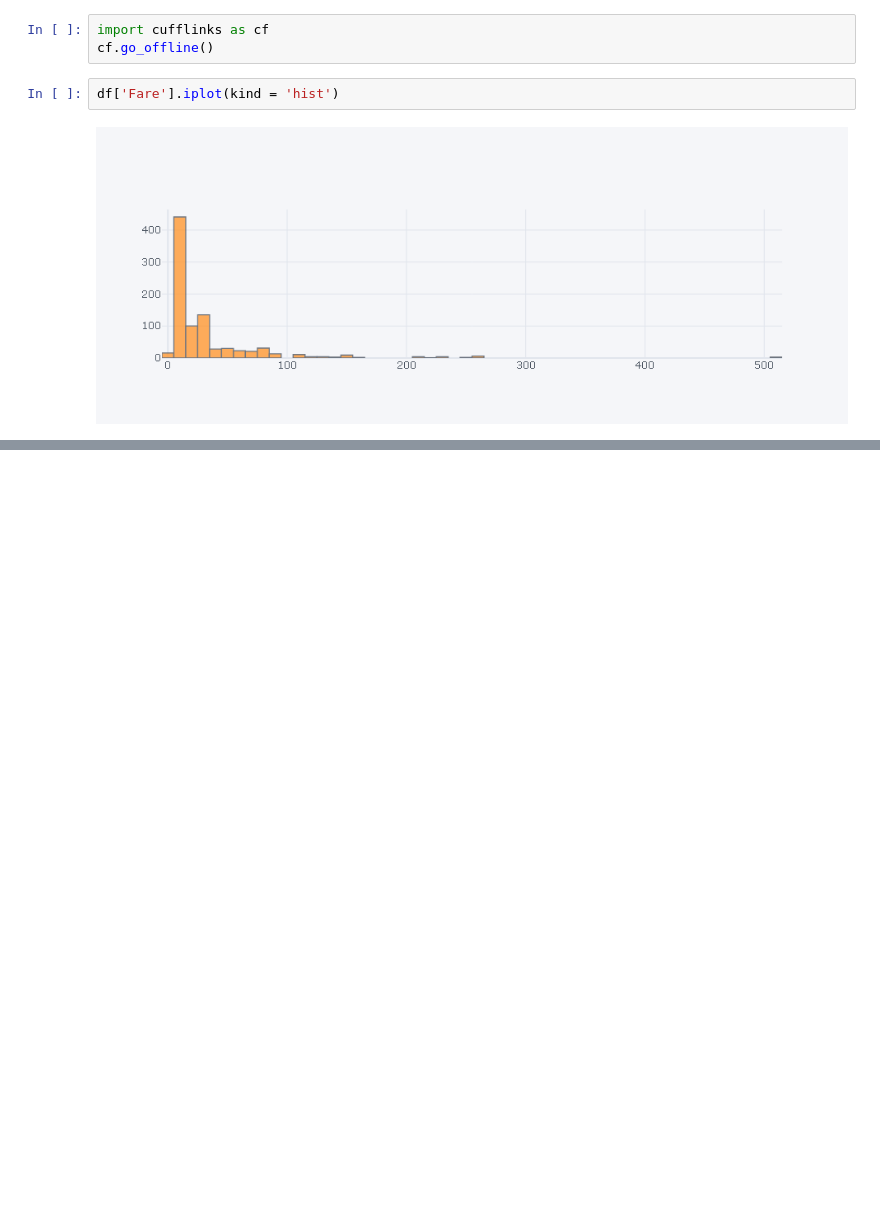
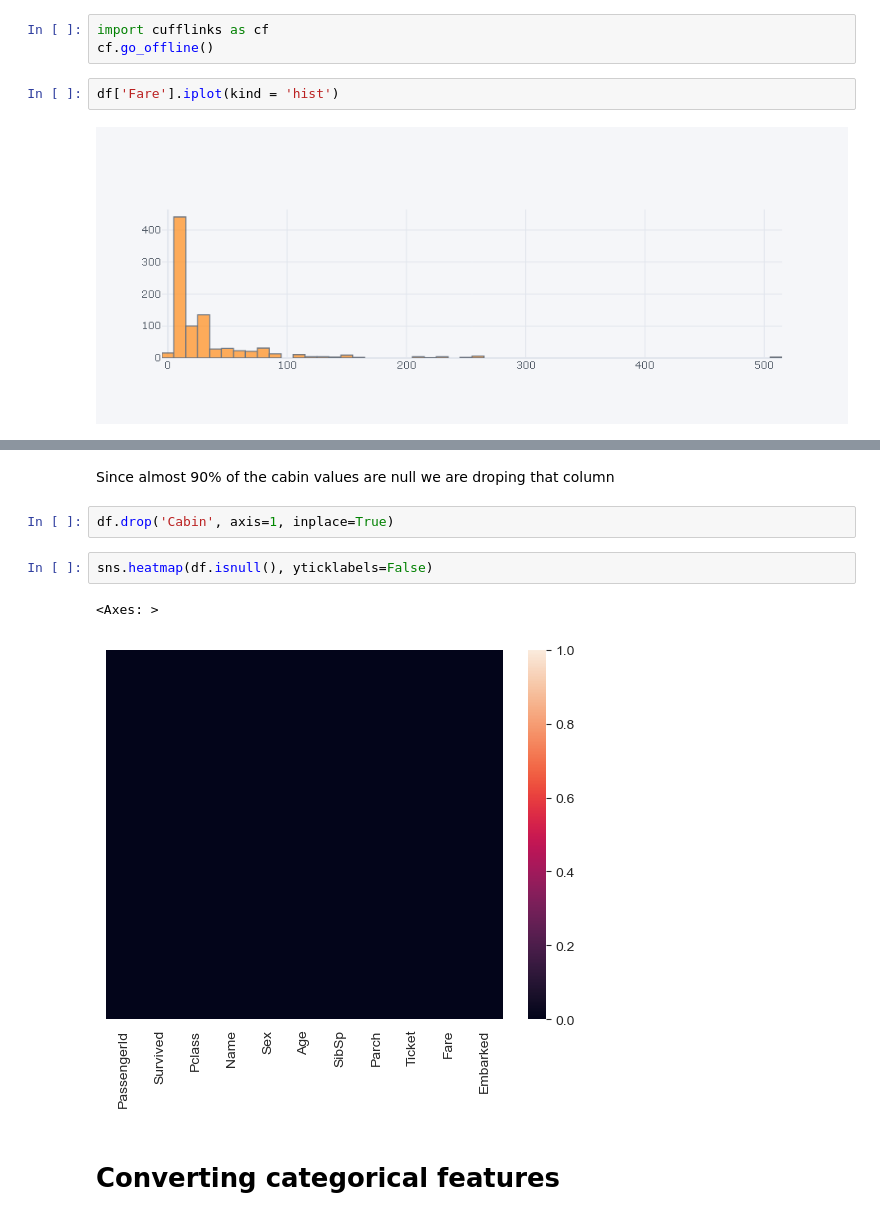
Before and after one commit to JishnuVijayan/Data-Science-and-Machine-Learning, a Jupyter notebook: Logistic Regression/Logistic regression.ipynb, the cells around one changed output, grey strips where cells are left out. Drawn from its saved outputs; the diff is of its cells as text; blank space fills up the shorter version.

```diff
--- a/Logistic Regression/Logistic regression.ipynb
+++ b/Logistic Regression/Logistic regression.ipynb
@@ -113,0 +160,11 @@ df['Fare'].iplot(kind = 'hist')
+# %% [markdown]
+Since almost 90% of the cabin values are null we are droping that column
+# %%
+df.drop('Cabin', axis=1, inplace=True)
+# %%
+sns.heatmap(df.isnull(), yticklabels=False)
+# %% [output]
+<Axes: >
+[figure, added]
+# %% [markdown]
+# Converting categorical features
```
Also changed, not shown: parts of 19 cells of this notebook.
